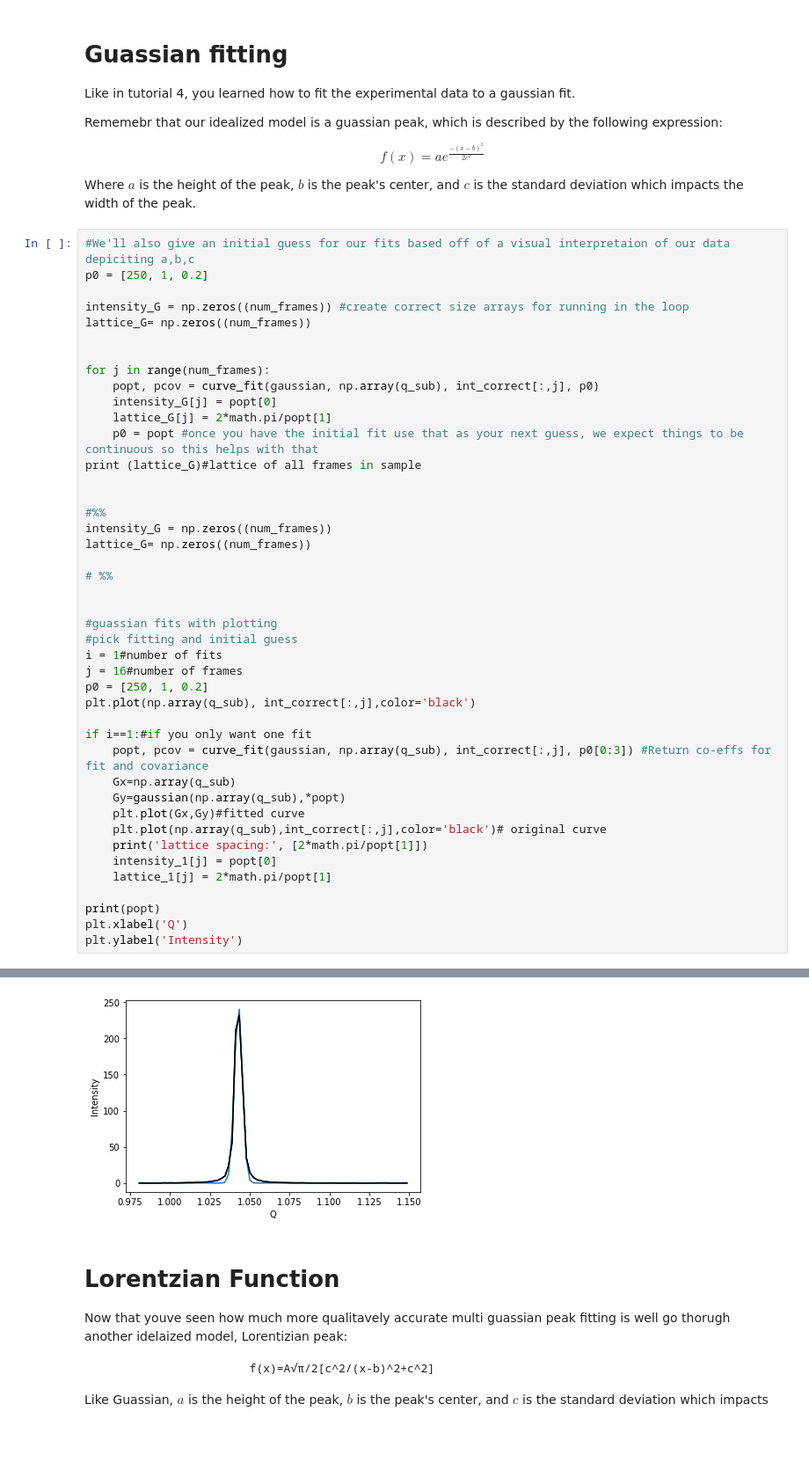
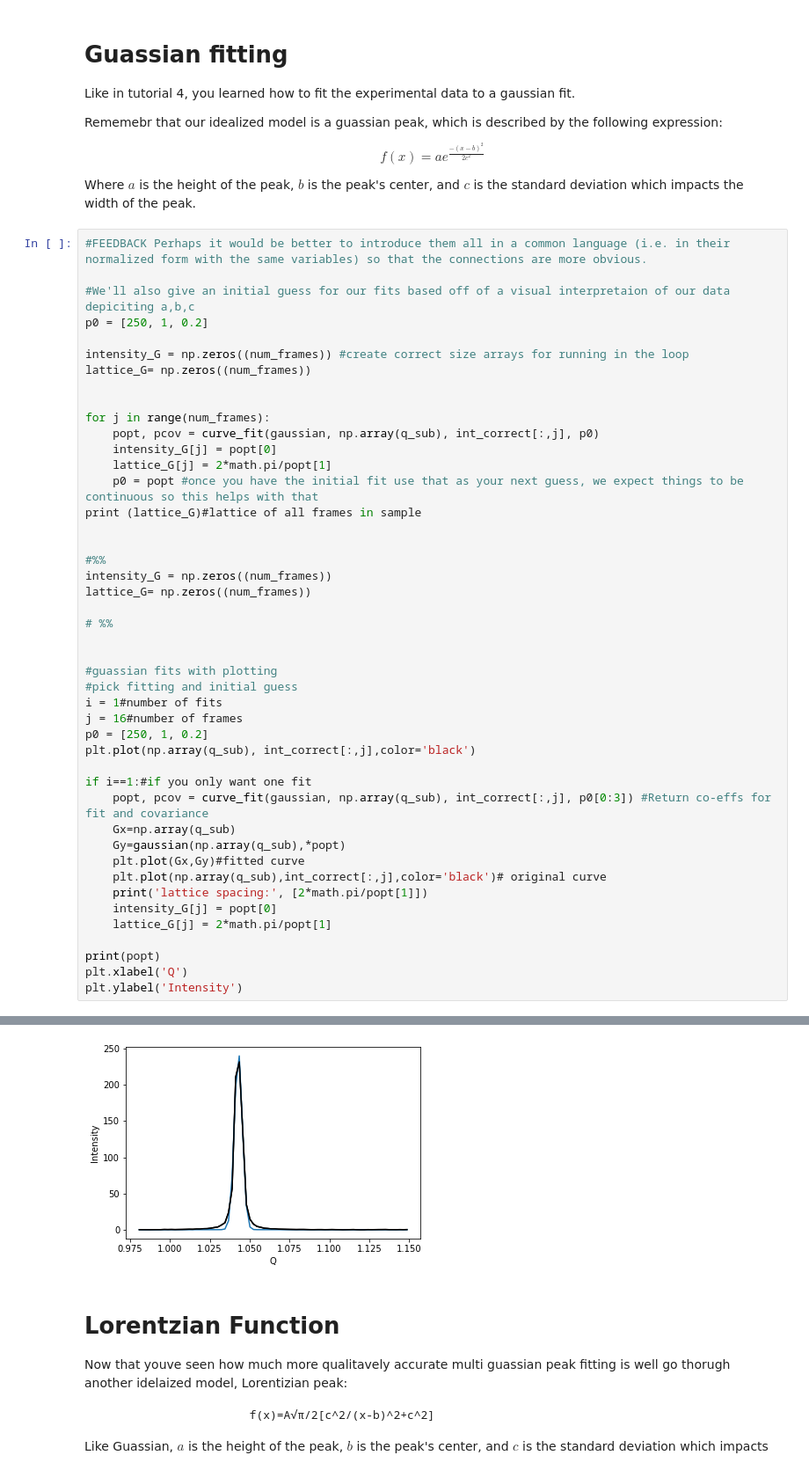
Before and after one commit to Wellesley-Solar/training, a Jupyter notebook: 05_Introduction to Peak Fitting Models for XRD.ipynb, the cells around one changed output, grey strips where cells are left out. Shown at 88% size. Drawn from its saved outputs; the diff is of its cells as text; blank space fills up the shorter version.

Commit message:
Feedback

```diff
--- a/05_Introduction to Peak Fitting Models for XRD.ipynb
+++ b/05_Introduction to Peak Fitting Models for XRD.ipynb
@@ -134,6 +138,8 @@ $$f(x)=ae^{\frac{-(x-b)^2}{2c^2}}$$
 
 Where $a$ is the height of the peak, $b$ is the peak's center, and $c$ is the standard deviation which impacts the width of the peak.
 # %%
+#FEEDBACK Perhaps it would be better to introduce them all in a common language (i.e. in their normalized form with the same variables) so that the connections are more obvious.
+
 #We'll also give an initial guess for our fits based off of a visual interpretaion of our data depiciting a,b,c
 p0 = [250, 1, 0.2]
 
@@ -156,36 +162,36 @@ lattice_G= np.zeros((num_frames))
 # %%
 
 
 #guassian fits with plotting
 #pick fitting and initial guess
 i = 1#number of fits
 j = 16#number of frames
 p0 = [250, 1, 0.2]
 plt.plot(np.array(q_sub), int_correct[:,j],color='black')
 
 if i==1:#if you only want one fit
     popt, pcov = curve_fit(gaussian, np.array(q_sub), int_correct[:,j], p0[0:3]) #Return co-effs for fit and covariance
     Gx=np.array(q_sub)
     Gy=gaussian(np.array(q_sub),*popt)
     plt.plot(Gx,Gy)#fitted curve
     plt.plot(np.array(q_sub),int_correct[:,j],color='black')# original curve
     print('lattice spacing:', [2*math.pi/popt[1]])
-    intensity_1[j] = popt[0]
-    lattice_1[j] = 2*math.pi/popt[1]
+    intensity_G[j] = popt[0]
+    lattice_G[j] = 2*math.pi/popt[1]
 
 print(popt)
 plt.xlabel('Q')
 plt.ylabel('Intensity')
 # %% [output]
 [6.02442373 6.02448715 6.02443746 6.02443651 6.02450386 6.02457133
  6.02462093 6.024679   6.02457378 6.02466153 6.02463978 6.02474891
  6.02467186 6.02469051 6.024676   6.0246775  6.02471163 6.02477428
  6.02477956 6.02473801 6.02481088 6.02475284 6.02477551 6.02480733
  6.02476764 6.02469529 6.02468502 6.02474362 6.02472499]
 lattice spacing: [6.024711620707654]
 [2.46392167e+02 1.04290225e+00 2.51372280e-03]
 Text(0, 0.5, 'Intensity')
-[figure, old version]
+[figure, new version]
 # %% [markdown]
 # Lorentzian Function
 Now that youve seen how much more qualitavely accurate multi guassian peak fitting is well go thorugh another idelaized model, Lorentizian peak:
```
Also changed, not shown: parts of 3 cells of this notebook.
